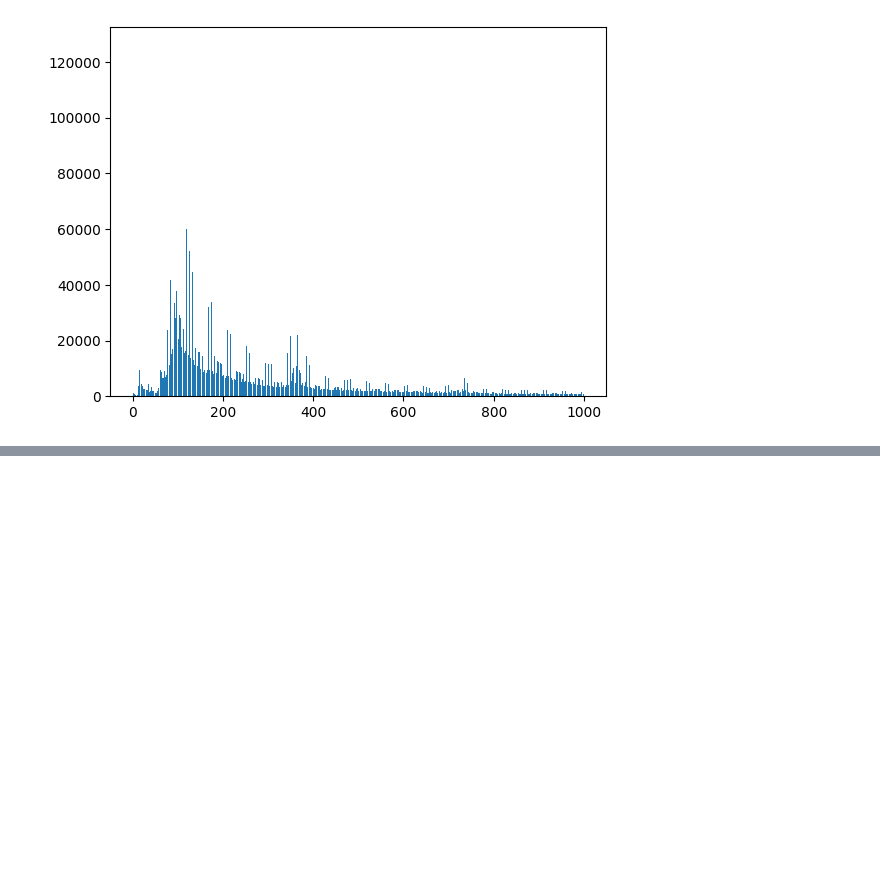
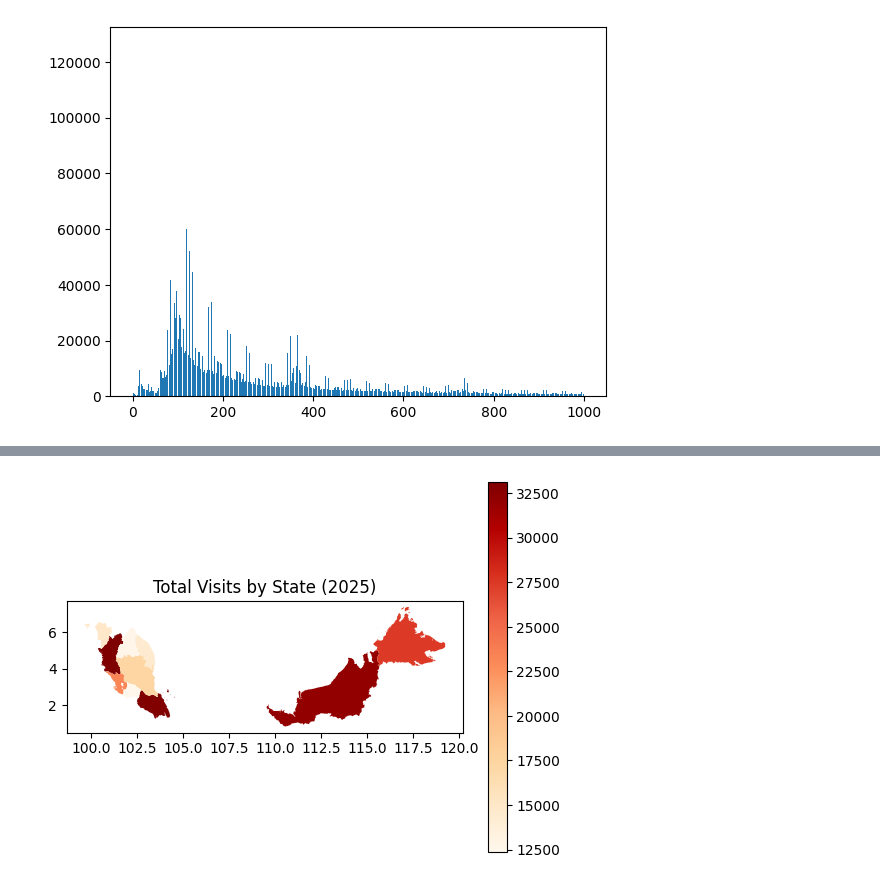
Before and after one commit to amaknabil/etl-blood-donation, a Jupyter notebook: eda/historical_eda.ipynb, the cells around one changed output, grey strips where cells are left out. Saved outputs shown, nothing was run; the diff lists cells and outputs as text; code cells hidden in the pictures; blank space fills up the shorter version.

```diff
--- a/eda/historical_eda.ipynb
+++ b/eda/historical_eda.ipynb
@@ -163,0 +339,16 @@ result
+# %%
+query = """
+            select ic.state, MONTH(h.visit_date) as mon , count(*) as total
+            from historical h left join inst_code ic
+            on h.inst_code = ic.inst_code
+            where 1
+            and YEAR(previous_visit) <> 1800
+            and YEAR(visit_date) = 2025
+            and state LIKE '%Lumpur%'
+            group by ic.state , mon
+            order by ic.state,  mon
+
+        """
+
+df= con.sql(query).df()
+df
@@ -164,2 +368,22 @@ result
+# %%
+import geopandas as gpd
+import matplotlib.pyplot as plt
+from shapely import wkt
+
+# 2. Convert the text (WKT) to geometry
+#    We apply the wkt.loads function to every row
+df['geometry'] = df['geom_text'].apply(wkt.loads)
+
+# 3. Convert to GeoDataFrame
+gdf = gpd.GeoDataFrame(df, geometry='geometry')
+
+# 4. Plot
+fig, ax = plt.subplots(1, 1)
+gdf.plot(column='total', legend=True, ax=ax, cmap='OrRd')
+
+plt.title("Total Visits by State (2025)")
+plt.show()
+# %% [output]
+[figure, added]
 # %%
 con.close()
```
Also changed, not shown: parts of 10 cells of this notebook, 1 other file.
